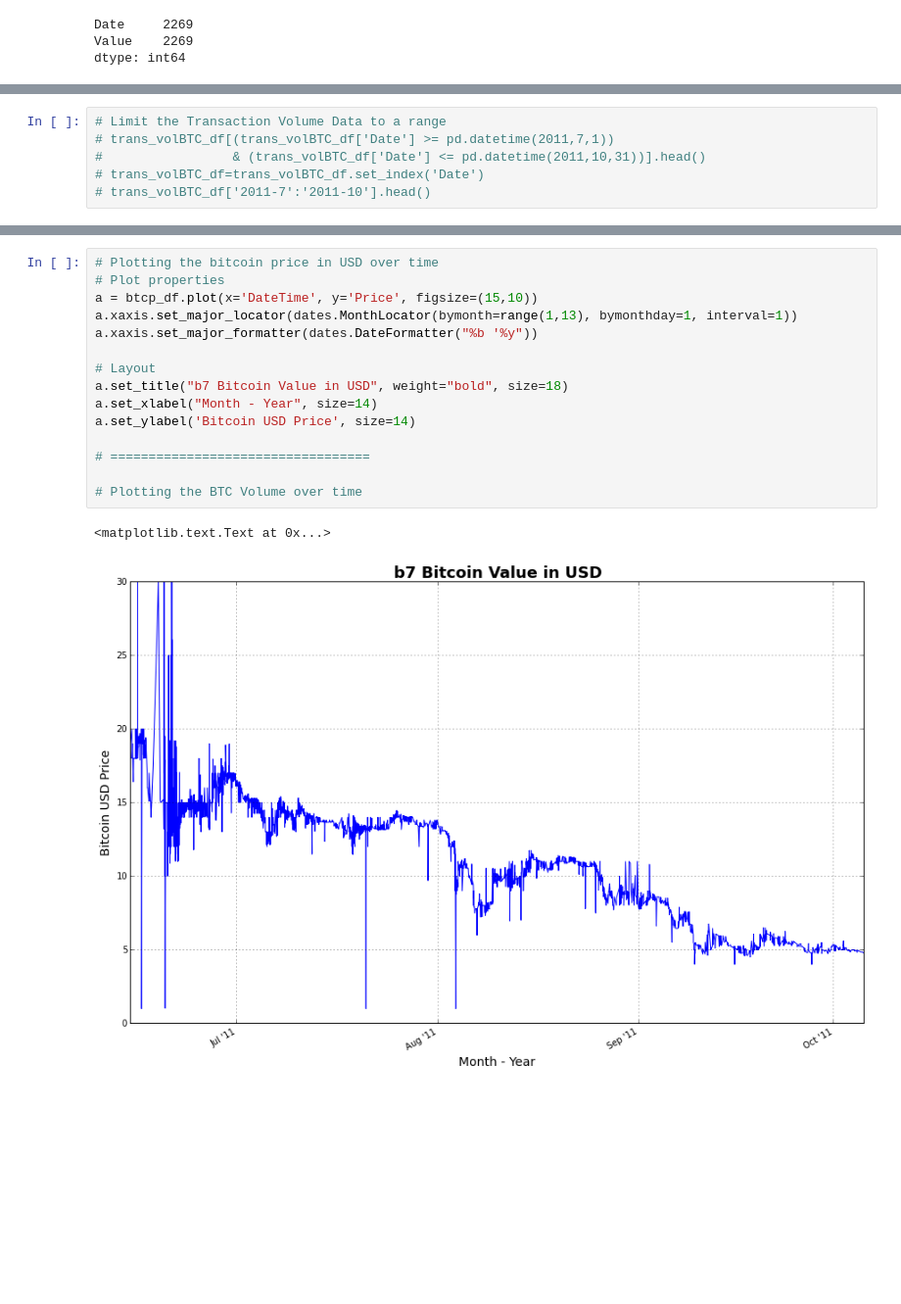
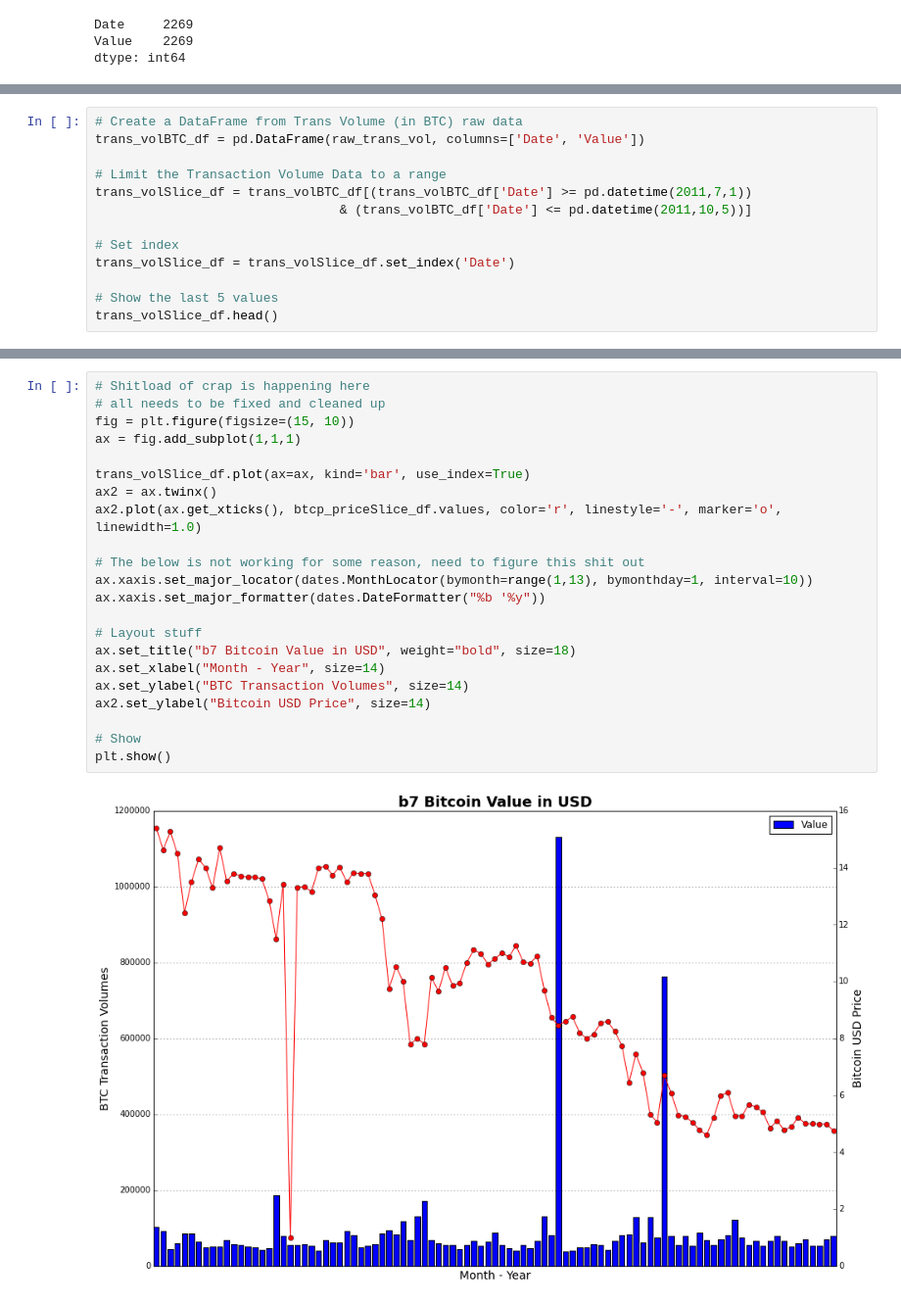
Before and after one commit to Link-/bitcoin-manalysis, a Jupyter notebook: influence/Bitcoin-Price-News-Impact_v0.0.1.ipynb, the cells around one changed output, grey strips where cells are left out. Shown at 98% size. Saved outputs shown, nothing was run; the diff lists cells and outputs as text; blank space fills up the shorter version.

Commit message:
finalized the graph..

```diff
--- a/influence/Bitcoin-Price-News-Impact_v0.0.1.ipynb
+++ b/influence/Bitcoin-Price-News-Impact_v0.0.1.ipynb
@@ -74,6 +106,13 @@ trans_volBTC_df = pd.DataFrame(raw_trans_vol, columns=['Date', 'Volume'])
 # %%
+# Create a DataFrame from Trans Volume (in BTC) raw data
+trans_volBTC_df = pd.DataFrame(raw_trans_vol, columns=['Date', 'Value'])
+
 # Limit the Transaction Volume Data to a range
-# trans_volBTC_df[(trans_volBTC_df['Date'] >= pd.datetime(2011,7,1))
-#                 & (trans_volBTC_df['Date'] <= pd.datetime(2011,10,31))].head()
-# trans_volBTC_df=trans_volBTC_df.set_index('Date')
-# trans_volBTC_df['2011-7':'2011-10'].head()
+trans_volSlice_df = trans_volBTC_df[(trans_volBTC_df['Date'] >= pd.datetime(2011,7,1))
+                                & (trans_volBTC_df['Date'] <= pd.datetime(2011,10,5))]
+
+# Set index
+trans_volSlice_df = trans_volSlice_df.set_index('Date')
+
+# Show the last 5 values
+trans_volSlice_df.head()
@@ -80,18 +128,24 @@ trans_volBTC_df = pd.DataFrame(raw_trans_vol, columns=['Date', 'Volume'])
-# %%
-# Plotting the bitcoin price in USD over time
-# Plot properties
-a = btcp_df.plot(x='DateTime', y='Price', figsize=(15,10))
-a.xaxis.set_major_locator(dates.MonthLocator(bymonth=range(1,13), bymonthday=1, interval=1))
-a.xaxis.set_major_formatter(dates.DateFormatter("%b '%y"))
-
-# Layout
-a.set_title("b7 Bitcoin Value in USD", weight="bold", size=18)
-a.set_xlabel("Month - Year", size=14)
-a.set_ylabel('Bitcoin USD Price', size=14)
-
-# ==================================
-
-# Plotting the BTC Volume over time
-# %% [output]
-<matplotlib.text.Text at 0x...>
-[figure, removed]
+# %%
+# Shitload of crap is happening here
+# all needs to be fixed and cleaned up
+fig = plt.figure(figsize=(15, 10))
+ax = fig.add_subplot(1,1,1)
+
+trans_volSlice_df.plot(ax=ax, kind='bar', use_index=True)
+ax2 = ax.twinx()
+ax2.plot(ax.get_xticks(), btcp_priceSlice_df.values, color='r', linestyle='-', marker='o', linewidth=1.0)
+
+# The below is not working for some reason, need to figure this shit out
+ax.xaxis.set_major_locator(dates.MonthLocator(bymonth=range(1,13), bymonthday=1, interval=10))
+ax.xaxis.set_major_formatter(dates.DateFormatter("%b '%y"))
+
+# Layout stuff
+ax.set_title("b7 Bitcoin Value in USD", weight="bold", size=18)
+ax.set_xlabel("Month - Year", size=14)
+ax.set_ylabel("BTC Transaction Volumes", size=14)
+ax2.set_ylabel("Bitcoin USD Price", size=14)
+
+# Show
+plt.show()
+# %% [output]
+[figure, added]
```
Also changed, not shown: parts of 4 cells of this notebook.
